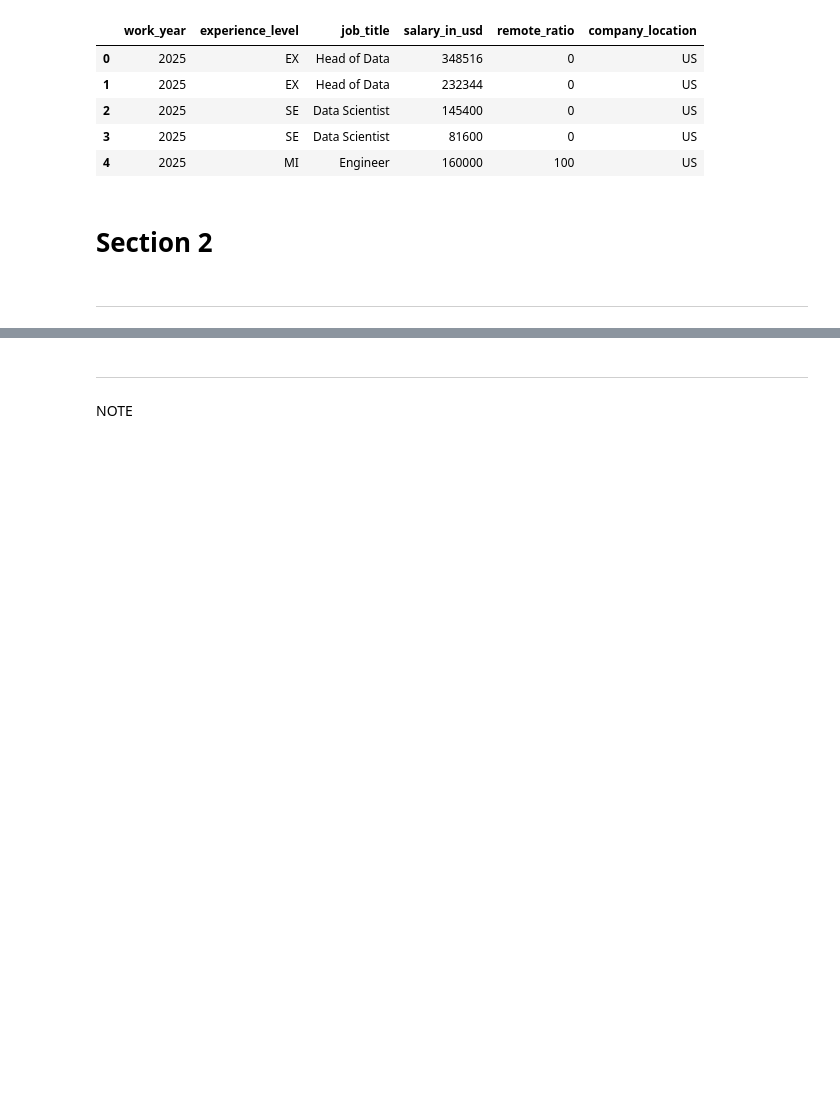
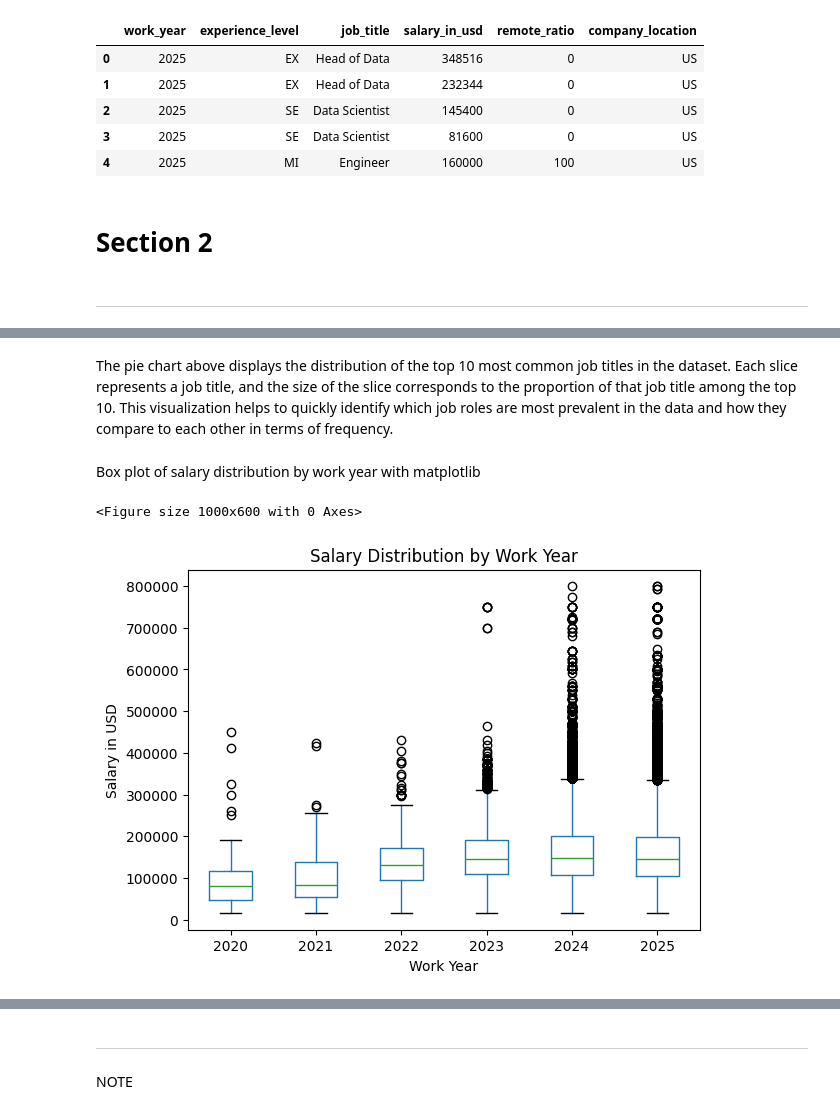
Before and after one commit to AdrianSrbl/Project_1, a Jupyter notebook: jupyter_notebooks/Data_Visualisation.ipynb, the cells around one changed output, grey strips where cells are left out. Cells and saved outputs as stored; diff of their text form; code cells hidden in the pictures; blank space fills up the shorter version.

```diff
--- a/jupyter_notebooks/Data_Visualisation.ipynb
+++ b/jupyter_notebooks/Data_Visualisation.ipynb
@@ -61,0 +65,15 @@ Expenation:
+# %% [markdown]
+The pie chart above displays the distribution of the top 10 most common job titles in the dataset. Each slice represents a job title, and the size of the slice corresponds to the proportion of that job title among the top 10. This visualization helps to quickly identify which job roles are most prevalent in the data and how they compare to each other in terms of frequency.
+# %% [markdown]
+Box plot of salary distribution by work year with matplotlib
+# %%
+plt.figure(figsize=(10,6))
+df.boxplot(column='salary_in_usd', by='work_year', grid=False)
+plt.title('Salary Distribution by Work Year')
+plt.suptitle('')
+plt.xlabel('Work Year')
+plt.ylabel('Salary in USD')
+plt.show()
+# %% [output]
+<Figure size 1000x600 with 0 Axes>
+[figure, added]
```
Also changed, not shown: parts of 30 cells of this notebook.
